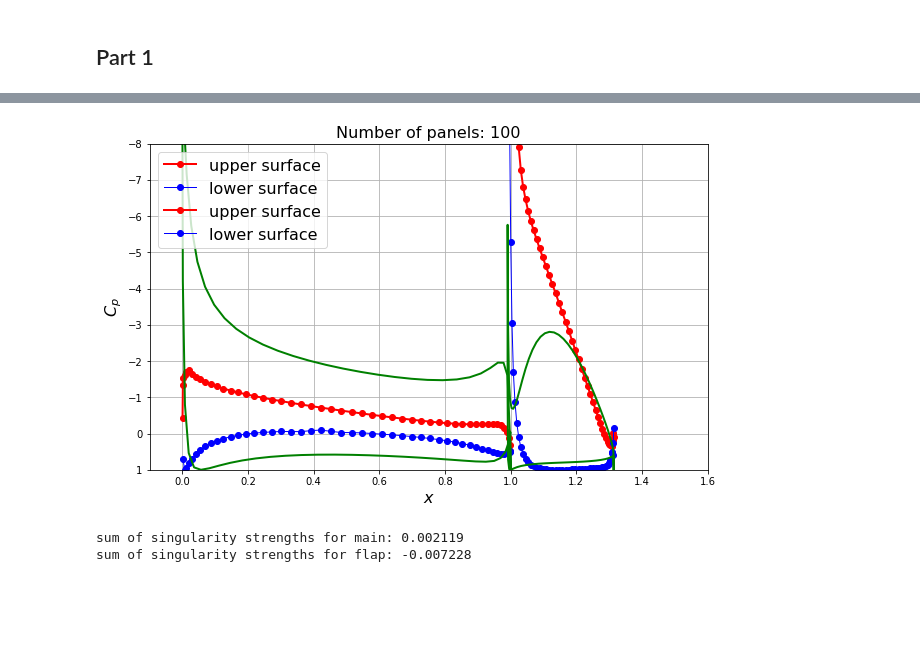
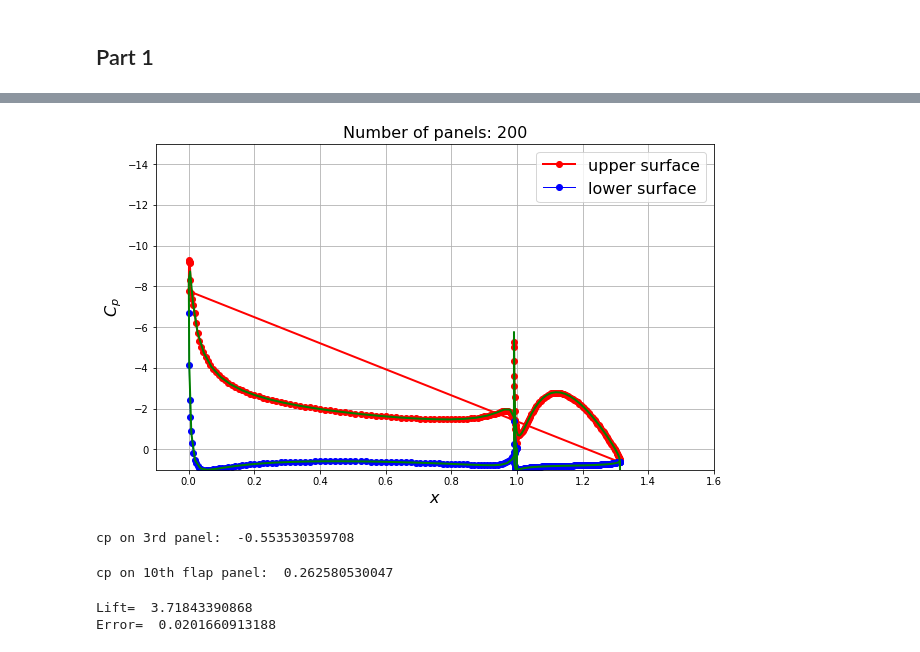
Before and after one commit to asabbagha/MAE6226, a Jupyter notebook: Assignment3/Assignment3.ipynb, the cells around one changed output, grey strips where cells are left out. Saved outputs shown, nothing was run; the diff lists cells and outputs as text; code cells hidden in the pictures; blank space fills up the shorter version.

```diff
--- a/Assignment3/Assignment3.ipynb
+++ b/Assignment3/Assignment3.ipynb
@@ -167,11 +145,13 @@ def build_singularity_matrix(A_source, B_vortex):
 # %%
 def build_freestream_rhs(panels, freestream):
 
-    b = np.empty(panels.size + 1, dtype=float)
+    b = np.empty(panels.size+2,dtype=float)
 
     for i, panel in enumerate(panels):
         b[i] = -freestream.u_inf * np.cos(freestream.alpha - panel.beta)
 
-        b[-1] = -freestream.u_inf * (np.sin(freestream.alpha - panels[0].beta) +
-                                 np.sin(freestream.alpha - panels[-1].beta) )
+    b[-2] = -freestream.u_inf*( np.sin(freestream.alpha-panels[0].beta)
+                              +np.sin(freestream.alpha-panels[N-1].beta) )
+    b[-1] = -freestream.u_inf*( np.sin(freestream.alpha-panels[N].beta)
+                              +np.sin(freestream.alpha-panels[-1].beta) )
     return b
@@ -183,13 +158,11 @@ b_flap = build_freestream_rhs(flap_panels, freestream)
-# %%
-strengths_main = np.linalg.solve(A_main, b_main)
-strengths_flap = np.linalg.solve(A_flap, b_flap)
-
-#store source strength
-for i, panel in enumerate(main_panels):
-    panel.sigma = strengths_main[i]
-
-for i, panel in enumerate(flap_panels):
-    panel.sigma = strengths_flap[i]
-
-gamma_main = strengths_main[-1]
-gamma_flap = strengths_flap[-1]
+# %%
+A = build_singularity_matrix(A_source, B_vortex)
+b = build_freestream_rhs(panels, freestream)
+# %%
+sigmas = np.linalg.solve(A, b)
+
+#store source strength
+for i, panel in enumerate(panels):
+    panel.sigma = sigmas[i]
+
+gamma = sigmas[-2:]
@@ -237,33 +210,21 @@ with open (flap_cp, 'r') as file_name:
 # %%
 py.figure(figsize=(10, 6))
 py.grid()
 py.xlabel('$x$', fontsize=16)
 py.ylabel('$C_p$', fontsize=16)
-py.plot([panel.xc for panel in main_panels if panel.loc == 'upper'],
-            [panel.cp for panel in main_panels if panel.loc == 'upper'], label='upper surface', color='r', linestyle='-', linewidth=2, marker='o', markersize=6)
-py.plot([panel.xc for panel in main_panels if panel.loc == 'lower'], [panel.cp for panel in main_panels if panel.loc == 'lower'], label= 'lower surface', color='b', linestyle='-', linewidth=1, marker='o', markersize=6)
 
-py.plot([panel.xc for panel in flap_panels if panel.loc == 'upper'],
-            [panel.cp for panel in flap_panels if panel.loc == 'upper'], label='upper surface', color='r', linestyle='-', linewidth=2, marker='o', markersize=6)
-py.plot([panel.xc for panel in flap_panels if panel.loc == 'lower'], [panel.cp for panel in flap_panels if panel.loc == 'lower'], label= 'lower surface', color='b', linestyle='-', linewidth=1, marker='o', markersize=6)
+py.plot([panel.xc for panel in panels if panel.loc == 'upper'],
+            [panel.cp for panel in panels if panel.loc == 'upper'], label='upper surface', color='r', linestyle='-', linewidth=2, marker='o', markersize=6)
+py.plot([panel.xc for panel in panels if panel.loc == 'lower'], [panel.cp for panel in panels if panel.loc == 'lower'], label= 'lower surface', color='b', linestyle='-', linewidth=1, marker='o', markersize=6)
 
 py.plot(x_main_cp, y_main_cp, color='g', linestyle='-', linewidth=2)
 py.plot(x_flap_cp, y_flap_cp, color='g', linestyle='-', linewidth=2)
 
 
 
 py.legend(loc='best', prop={'size':16})
 py.xlim(-0.1, 1.6)
-py.ylim(1.0, -8.0)
+py.ylim(1.0, -15.0)
 py.title('Number of panels: {}'.format(main_panels.size), fontsize=16);
 # %% [output]
-[figure, old version]
+[figure, new version]
-# %%
-# calculate the accuracy
-accuracy1 = sum([panel.sigma * panel.length for panel in main_panels])
-print('sum of singularity strengths for main: {:0.6f}'.format(accuracy1))
-accuracy2 = sum([panel.sigma * panel.length for panel in flap_panels])
-print('sum of singularity strengths for flap: {:0.6f}'.format(accuracy2))
-# %% [output]
-sum of singularity strengths for main: 0.002119
-sum of singularity strengths for flap: -0.007228
@@ -276,0 +231,22 @@ print('lift coefficient: CL = {:0.3f}'.format(cl))
+# %%
+#pressure coefficient on the 3rd panel
+print('cp on 3rd panel: ', panels[2].cp)
+# %% [output]
+cp on 3rd panel:  -0.553530359708
+# %%
+#cp on the 10th panel
+print('cp on 10th flap panel: ', panels[main_panels.size+9].cp)
+# %% [output]
+cp on 10th flap panel:  0.262580530047
+# %%
+#what is the lift?
+lift = 0
+error = 0
+for panel in panels:
+    lift -= panel.cp*np.sin(panel.beta)*panel.length
+
+print('Lift= ', lift)
+print('Error= ', (3.7386-lift))
+# %% [output]
+Lift=  3.71843390868
+Error=  0.0201660913188
```
Also changed, not shown: parts of 31 cells of this notebook.
